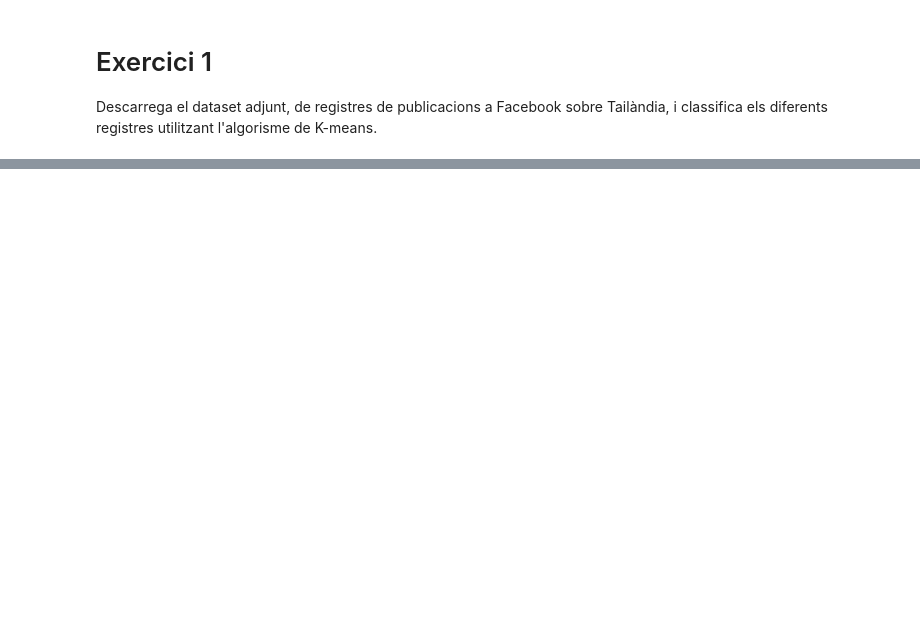
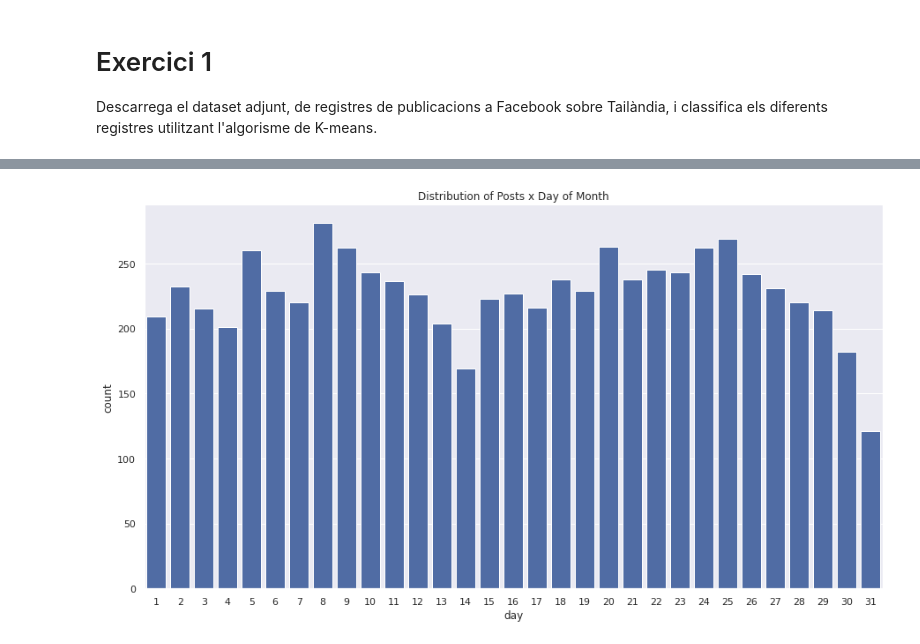
Before and after one commit to JMML2021/Sprint-8.-Algoritmes-d-aprenentatge-NO-supervisat-Agrupaci-, a Jupyter notebook: Sprint_8_Algoritmes_d’aprenentatge_NO_supervisat_Agrupació.ipynb, the cells around one changed output, grey strips where cells are left out. Cells and saved outputs as stored; diff of their text form; code cells hidden in the pictures; blank space fills up the shorter version.

```diff
--- a/Sprint_8_Algoritmes_d’aprenentatge_NO_supervisat_Agrupació.ipynb
+++ b/Sprint_8_Algoritmes_d’aprenentatge_NO_supervisat_Agrupació.ipynb
@@ -179,0 +213,7 @@ Descarrega el dataset adjunt, de registres de publicacions a Facebook sobre Tail
+# %%
+pal = ["#4267B2"]
+pl = sns.countplot(x=df1["day"], palette= pal)
+pl.set_title("Distribution of Posts x Day of Month")
+plt.show()
+# %% [output]
+[figure, added]
```
Also changed, not shown: parts of 14 cells of this notebook.
